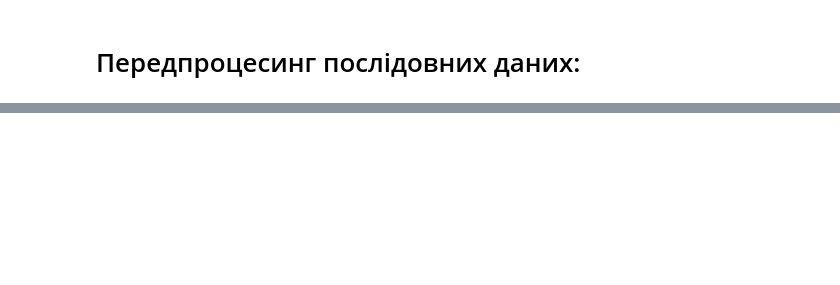
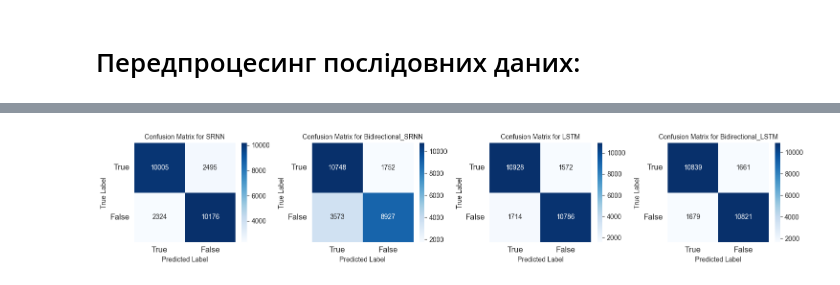
Before and after one commit to sergiokapone/DataScience, a Jupyter notebook: Hw11/Hw11.ipynb, the cells around one changed output, grey strips where cells are left out. Drawn from its saved outputs; the diff is of its cells as text; code cells hidden in the pictures; blank space fills up the shorter version.

```diff
--- a/Hw11/Hw11.ipynb
+++ b/Hw11/Hw11.ipynb
@@ -198,0 +304,12 @@ Test Accuracy: 0.8286399841308594
+# %%
+import seaborn as sns
+from sklearn.metrics import confusion_matrix
+
+sns.set_style("whitegrid")
+
+
+all_predictions = []
+for model in models:
+    y_pred = model.build.predict(x_test)
+    y_pred = y_pred > 0.5
+    all_predictions.append(y_pred)
@@ -198,0 +321,22 @@ Test Accuracy: 0.8286399841308594
+# %%
+# Создать общую фигуру
+fig, axs = plt.subplots(1, len(models), figsize=(15, 3), squeeze=False)
+
+# Вычислить и отобразить матрицы ошибок для каждой модели
+for i, model in enumerate(models):
+    cm = confusion_matrix(y_test, all_predictions[i])
+
+    df1 = pd.DataFrame(columns=["True", "False"], index=["True", "False"], data=cm)
+
+    sns.heatmap(df1, annot=True, cmap="Blues", fmt=".0f", ax=axs[0, i])
+    axs[0, i].set_xlabel("Predicted Label")
+    axs[0, i].tick_params(axis="x", labelsize=12)
+    axs[0, i].tick_params(axis="y", labelsize=12, rotation=0)
+    axs[0, i].set_ylabel("True Label")
+    axs[0, i].set_title(f"Confusion Matrix for {model.name}", size=10)
+
+plt.tight_layout()
+plt.savefig(f"convolution_matrix_epochs_{epochs}_batch_{batch_size}.pdf")
+plt.show()
+# %% [output]
+[figure, added]
```
Also changed, not shown: parts of 33 cells of this notebook, 8 other files.
